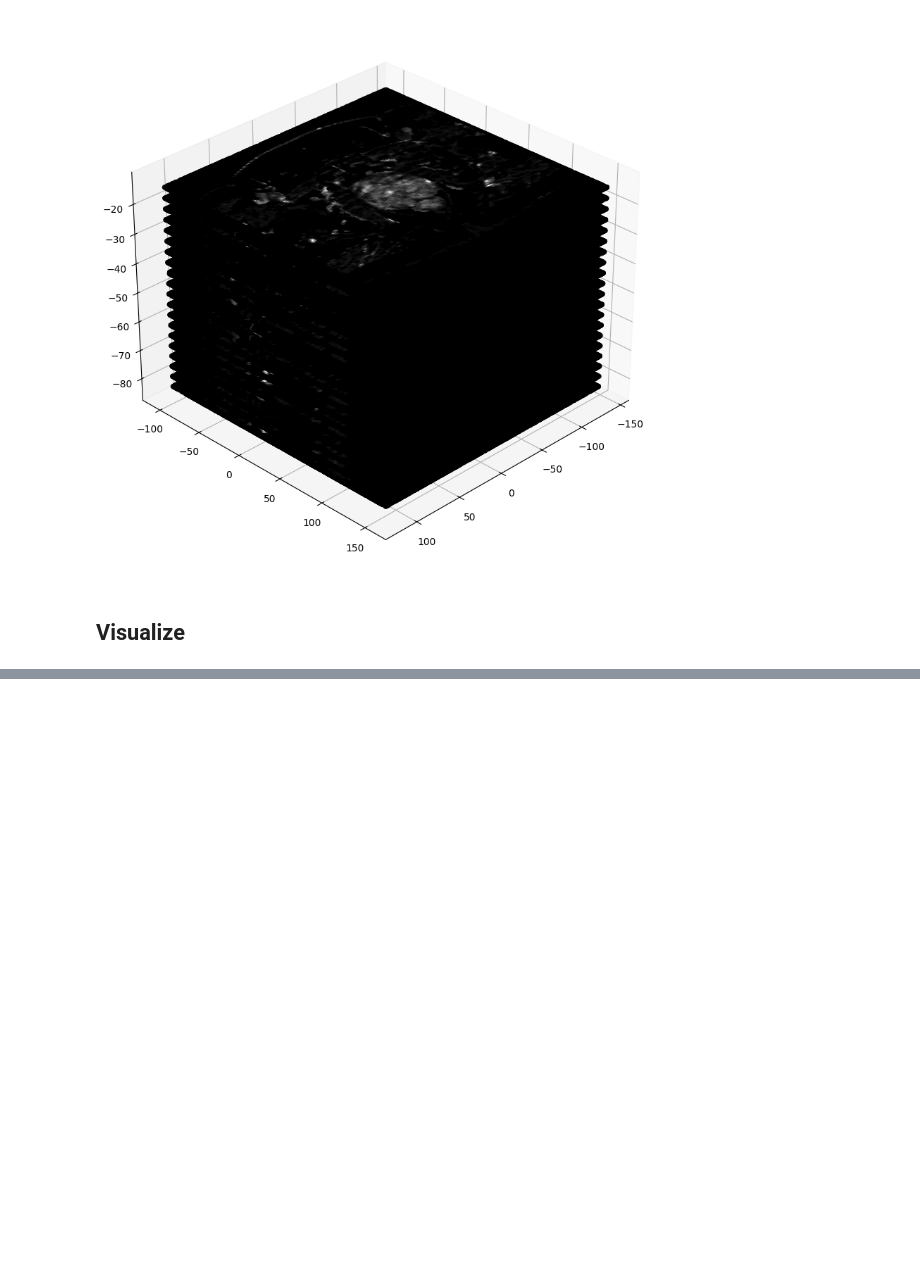
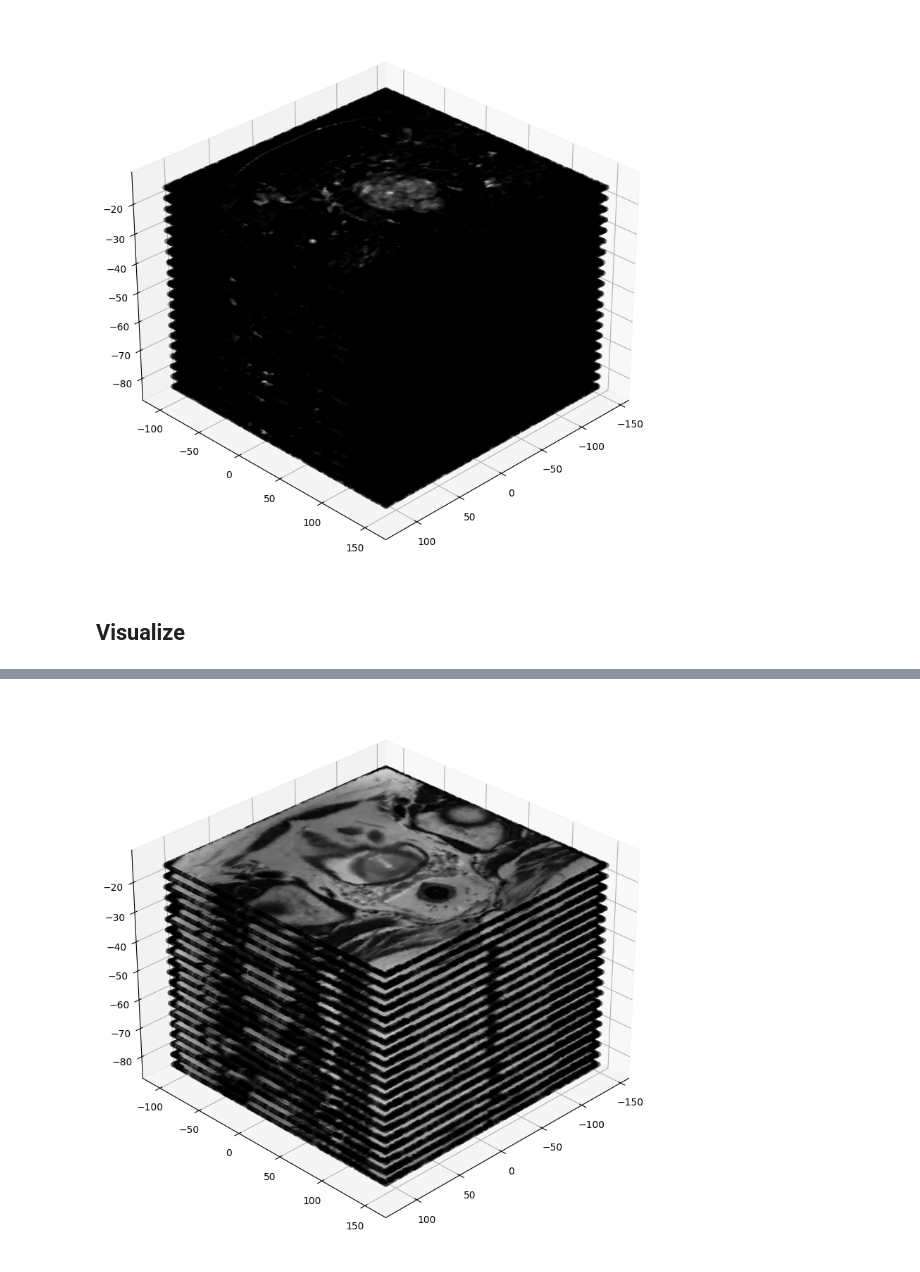
Before and after one commit to ParsaHaji09/dicom_coord_converter, a Jupyter notebook: t2_ktrans_visuals.ipynb, the cells around one changed output, grey strips where cells are left out. Cells and saved outputs as stored; diff of their text form; code cells hidden in the pictures; blank space fills up the shorter version.

```diff
--- a/t2_ktrans_visuals.ipynb
+++ b/t2_ktrans_visuals.ipynb
@@ -165,0 +253,4 @@ print_3D(t2_and_ktrans_patient_coords_list)
+# %%
+new_data = torch.nn.functional.grid_sample(data, xy, align_corners=True)
+new_data = rearrange(new_data, "1 1 h w -> h w")
+print(new_data)
@@ -165,0 +265,32 @@ print_3D(t2_and_ktrans_patient_coords_list)
+# %%
+# (patient_coord, points, data)  patient-coordinates: the legit coordinates
+# data: intensities at each coordinate, was used for colors
+# points: list of all points from (0,0) to (320,320) for T2, (0,0) to (159,159) for ktrans
+print(t2_patient_coords_list[0][2])
+
+# MRI
+def interpolate_t2_to_ktrans_size(t2_tuple, ktrans_tuple):
+    t2_data = torch.tensor(t2_tuple[2].tolist()).float()
+    t2_data = rearrange(t2_data, "h w -> 1 1 h w")
+
+    # makes a ktrans*ktrans matrix with positions from -1 to 1, refer to middle as (0,0)
+    # Define the number of points you want between -1 and 1
+    num_points = int(len(ktrans_tuple[1])** 0.5)
+
+    # Generate the list with even increments
+    increment = 2 / (num_points - 1) if num_points > 1 else 0
+    result_list = [-1 + i * increment for i in range(num_points)]
+
+    y_tensor = torch.tensor(result_list)
+    x_tensor = torch.tensor(result_list)
+    # x_tensor
+    y, x = torch.meshgrid(y_tensor, x_tensor)
+
+    xy = torch.cat((x.unsqueeze(dim=-1), y.unsqueeze(dim=-1)), dim = 2).float()
+    xy = rearrange(xy, 'h w d -> 1 h w d', d=2)
+
+    # print(xy)
+
+    new_data = torch.nn.functional.grid_sample(t2_data, xy, align_corners=True)
+    new_data = rearrange(new_data, "1 1 h w -> h w")
+    return new_data
@@ -165,0 +305,10 @@ print_3D(t2_and_ktrans_patient_coords_list)
+# %%
+t2_and_ktrans_patient_coords_list = []
+for i in range(len(t2_patient_coords_list)):
+    new_data = interpolate_t2_to_ktrans_size(t2_patient_coords_list[i], ktrans_patient_coords_list[i])
+    t2_patient_coords_list[i] = (ktrans_patient_coords_list[i][0], ktrans_patient_coords_list[i][1], new_data)
+    t2_and_ktrans_patient_coords_list.append(t2_patient_coords_list[i])
+
+print_3D(t2_and_ktrans_patient_coords_list)
+# %% [output]
+[figure, added]
```
Also changed, not shown: parts of 11 cells of this notebook, 2 other files.
